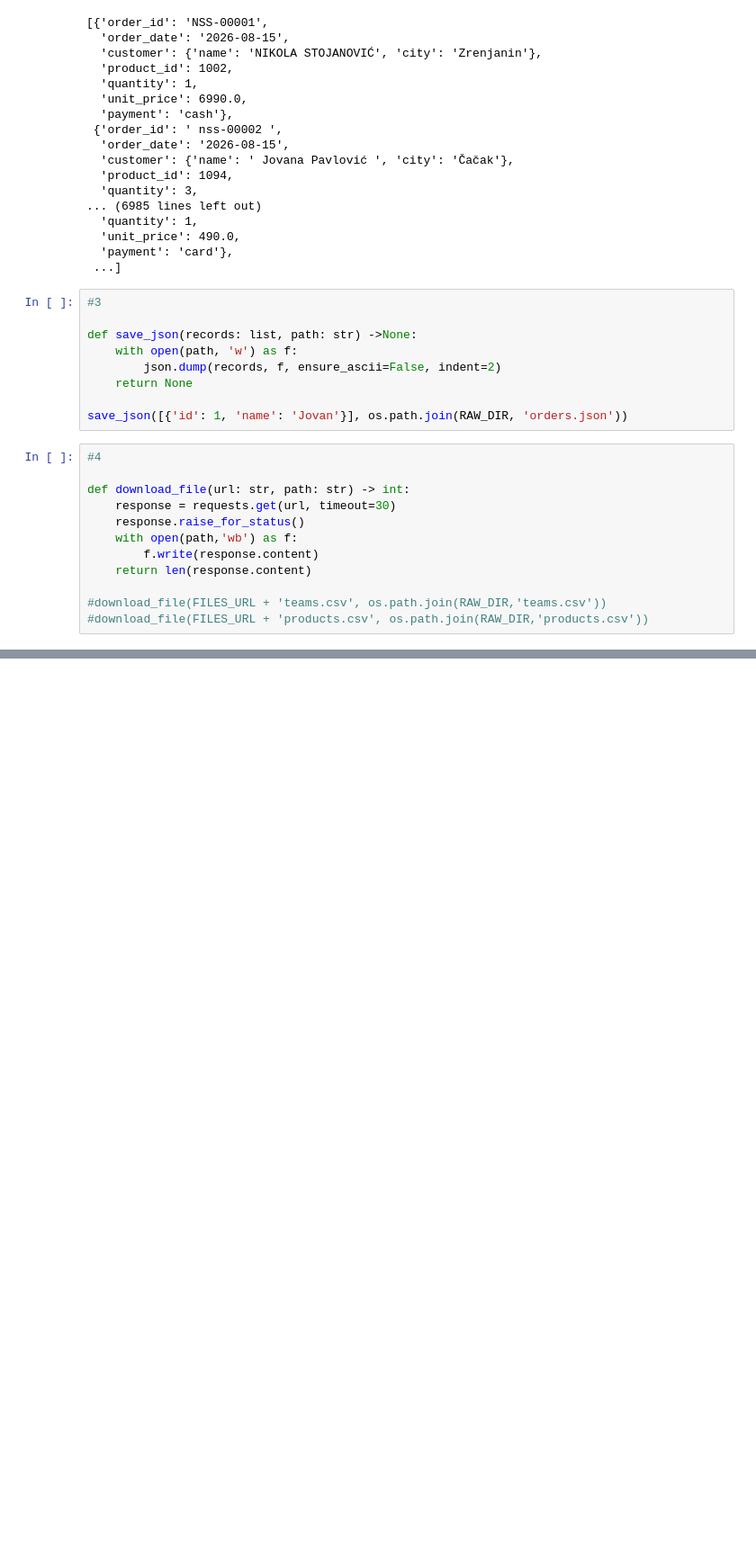
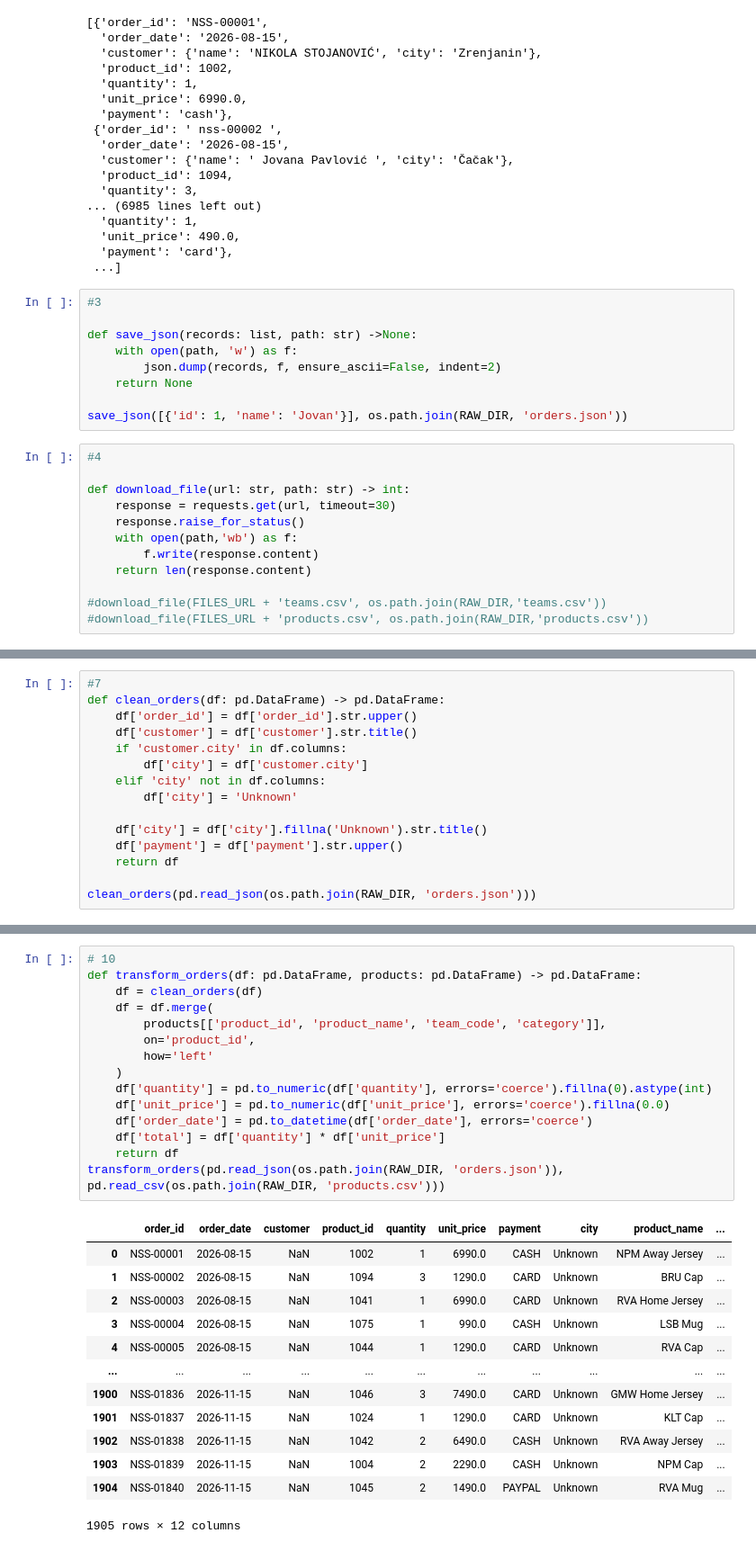
Before and after one commit to gajagaucho-art/ITBootcamp-pipline, a Jupyter notebook: pipline.ipynb, the cells around one changed output, grey strips where cells are left out. Shown at 90% size. Cells and saved outputs as stored; diff of their text form; blank space fills up the shorter version.

```diff
--- a/pipline.ipynb
+++ b/pipline.ipynb
@@ -140,3 +141,18 @@ clean_products(pd.read_csv(os.path.join(RAW_DIR, 'products.csv')))
 | 103 | 1104 | NSL-ACC-1104 | NSL Backpack | NaN | accessories | 3990.0 | True |
 | 104 | 1105 | NSL-ACC-1105 | NSL Keychain | NaN | accessories | 490.0 | True |
 105 rows × 7 columns
+# %%
+#7
+def clean_orders(df: pd.DataFrame) -> pd.DataFrame:
+    df['order_id'] = df['order_id'].str.upper()
+    df['customer'] = df['customer'].str.title()
+    if 'customer.city' in df.columns:
+        df['city'] = df['customer.city']
+    elif 'city' not in df.columns:
+        df['city'] = 'Unknown'
+
+    df['city'] = df['city'].fillna('Unknown').str.title()
+    df['payment'] = df['payment'].str.upper()
+    return df
+
+clean_orders(pd.read_json(os.path.join(RAW_DIR, 'orders.json')))
@@ -142,0 +216,29 @@ clean_products(pd.read_csv(os.path.join(RAW_DIR, 'products.csv')))
+# %%
+# 10
+def transform_orders(df: pd.DataFrame, products: pd.DataFrame) -> pd.DataFrame:
+    df = clean_orders(df)
+    df = df.merge(
+        products[['product_id', 'product_name', 'team_code', 'category']],
+        on='product_id',
+        how='left'
+    )
+    df['quantity'] = pd.to_numeric(df['quantity'], errors='coerce').fillna(0).astype(int)
+    df['unit_price'] = pd.to_numeric(df['unit_price'], errors='coerce').fillna(0.0)
+    df['order_date'] = pd.to_datetime(df['order_date'], errors='coerce')
+    df['total'] = df['quantity'] * df['unit_price']
+    return df
+transform_orders(pd.read_json(os.path.join(RAW_DIR, 'orders.json')), pd.read_csv(os.path.join(RAW_DIR, 'products.csv')))
+# %% [output]
+|  | order_id | order_date | customer | product_id | quantity | unit_price | payment | city | product_name | ... |
+| 0 | NSS-00001 | 2026-08-15 | NaN | 1002 | 1 | 6990.0 | CASH | Unknown | NPM Away Jersey | ... |
+| 1 | NSS-00002 | 2026-08-15 | NaN | 1094 | 3 | 1290.0 | CARD | Unknown | BRU Cap | ... |
+| 2 | NSS-00003 | 2026-08-15 | NaN | 1041 | 1 | 6990.0 | CARD | Unknown | RVA Home Jersey | ... |
+| 3 | NSS-00004 | 2026-08-15 | NaN | 1075 | 1 | 990.0 | CASH | Unknown | LSB Mug | ... |
+| 4 | NSS-00005 | 2026-08-15 | NaN | 1044 | 1 | 1290.0 | CARD | Unknown | RVA Cap | ... |
+| ... | ... | ... | ... | ... | ... | ... | ... | ... | ... | ... |
+| 1900 | NSS-01836 | 2026-11-15 | NaN | 1046 | 3 | 7490.0 | CARD | Unknown | GMW Home Jersey | ... |
+| 1901 | NSS-01837 | 2026-11-15 | NaN | 1024 | 1 | 1290.0 | CARD | Unknown | KLT Cap | ... |
+| 1902 | NSS-01838 | 2026-11-15 | NaN | 1042 | 2 | 6490.0 | CASH | Unknown | RVA Away Jersey | ... |
+| 1903 | NSS-01839 | 2026-11-15 | NaN | 1004 | 2 | 2290.0 | CASH | Unknown | NPM Cap | ... |
+| 1904 | NSS-01840 | 2026-11-15 | NaN | 1045 | 2 | 1490.0 | PAYPAL | Unknown | RVA Mug | ... |
+1905 rows × 12 columns
```
Also changed, not shown: parts of 14 cells of this notebook.
